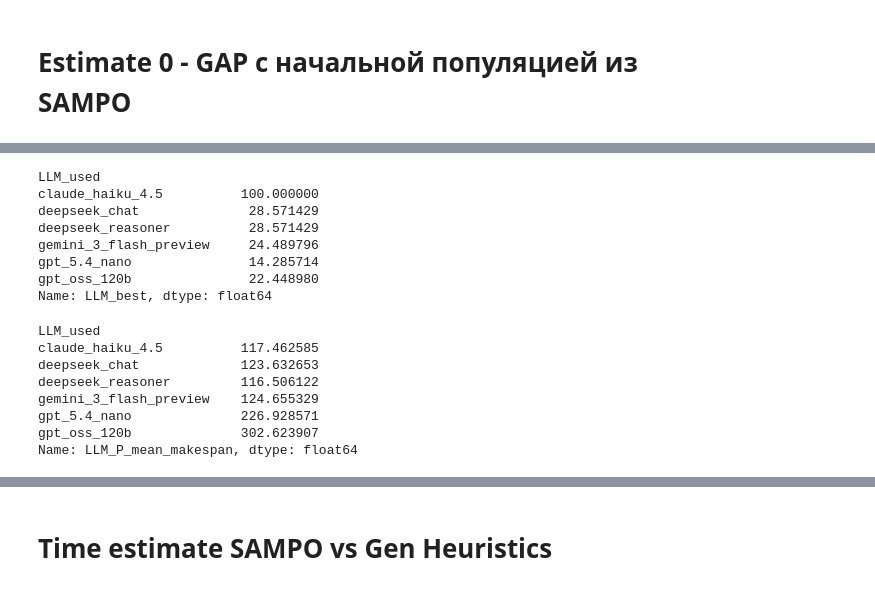
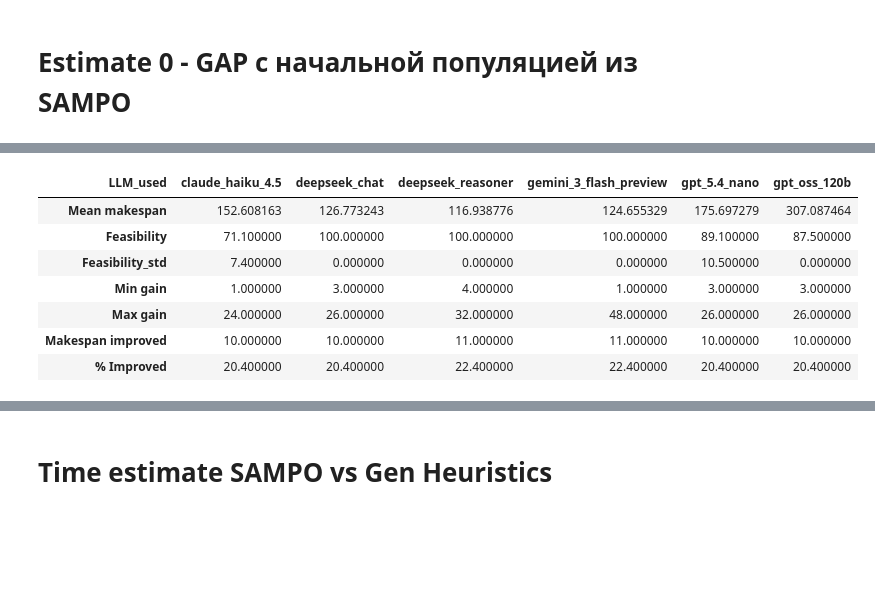
Before and after one commit to ku9efeld/DSL-and-RCPSP, a Jupyter notebook: 3_analyse_solvers.ipynb, the cells around one changed output, grey strips where cells are left out. Drawn from its saved outputs; the diff is of its cells as text; code cells hidden in the pictures; blank space fills up the shorter version.

```diff
--- a/3_analyse_solvers.ipynb
+++ b/3_analyse_solvers.ipynb
@@ -442,11 +436,0 @@ Name: LLM_feasibility, dtype: float64
-# %%
-df.groupby('LLM_used').LLM_best.mean() * 100
-# %% [output]
-LLM_used
-claude_haiku_4.5          100.000000
-deepseek_chat              28.571429
-deepseek_reasoner          28.571429
-gemini_3_flash_preview     24.489796
-gpt_5.4_nano               14.285714
-gpt_oss_120b               22.448980
-Name: LLM_best, dtype: float64
@@ -453,11 +439,22 @@ Name: LLM_best, dtype: float64
 # %%
-df.groupby('LLM_used')['LLM_P_mean_makespan'].mean()
+name_dict = {'min' : 'Min gain', 'max' : 'Max gain', 'count' : 'Makespan improved'}
+
+res_df = pd.concat(
+    [
+    df.groupby('LLM_used')['LLM_P_mean_makespan'].mean().rename('Mean makespan'),
+    round(df.groupby('LLM_used')['LLM_feasibility'].mean() * 100, 1).rename('Feasibility'),
+    round(df.groupby('LLM_used')['LLM_feasibility'].std() * 100, 1).rename('Feasibility_std'),
+    df[df['LLM_best'] == True].groupby('LLM_used')['% shift'].agg(['min', 'max','count']).rename(name_dict, axis=1),
+    round(df.groupby('LLM_used').LLM_best.mean() * 100, 1).rename('% Improved'),
+     ], axis=1).T
+
+res_df
 # %% [output]
-LLM_used
-claude_haiku_4.5          117.462585
-deepseek_chat             123.632653
-deepseek_reasoner         116.506122
-gemini_3_flash_preview    124.655329
-gpt_5.4_nano              226.928571
-gpt_oss_120b              302.623907
-Name: LLM_P_mean_makespan, dtype: float64
+| LLM_used | claude_haiku_4.5 | deepseek_chat | deepseek_reasoner | gemini_3_flash_preview | gpt_5.4_nano | gpt_oss_120b |
+| Mean makespan | 152.608163 | 126.773243 | 116.938776 | 124.655329 | 175.697279 | 307.087464 |
+| Feasibility | 71.100000 | 100.000000 | 100.000000 | 100.000000 | 89.100000 | 87.500000 |
+| Feasibility_std | 7.400000 | 0.000000 | 0.000000 | 0.000000 | 10.500000 | 0.000000 |
+| Min gain | 1.000000 | 3.000000 | 4.000000 | 1.000000 | 3.000000 | 3.000000 |
+| Max gain | 24.000000 | 26.000000 | 32.000000 | 48.000000 | 26.000000 | 26.000000 |
+| Makespan improved | 10.000000 | 10.000000 | 11.000000 | 11.000000 | 10.000000 | 10.000000 |
+| % Improved | 20.400000 | 20.400000 | 22.400000 | 22.400000 | 20.400000 | 20.400000 |
```
Also changed, not shown: parts of 18 cells of this notebook, 3 other files.
